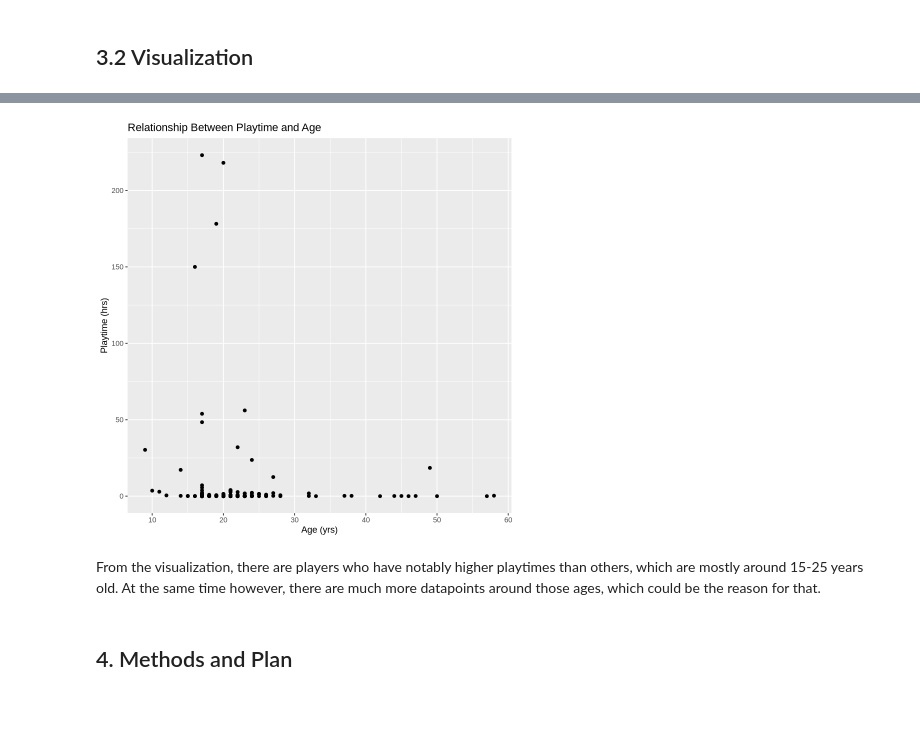
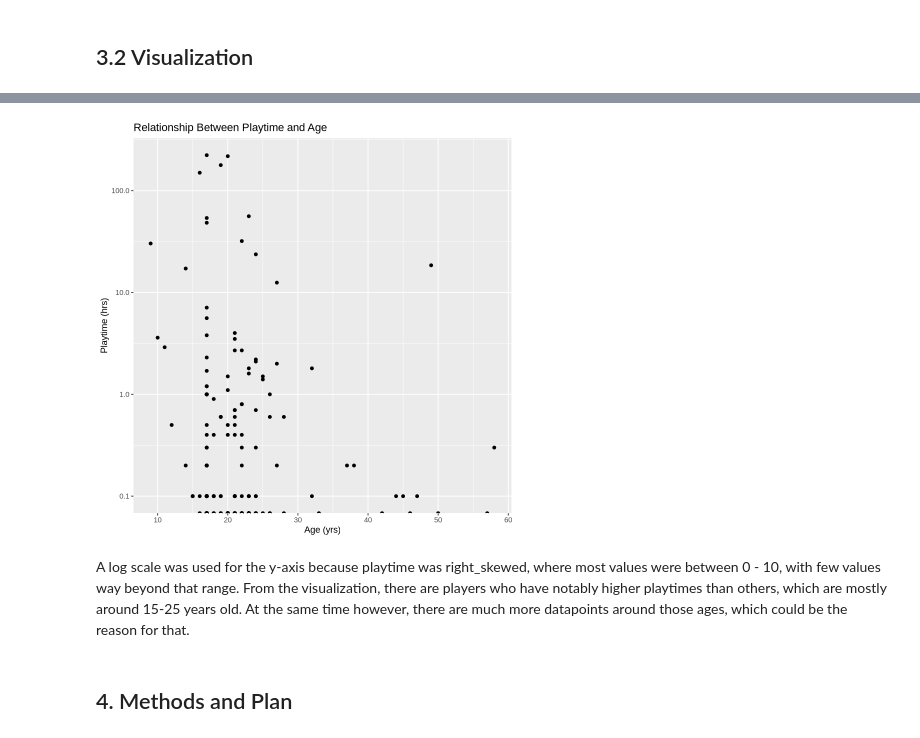
Before and after one commit to Warren-2003/dsci-100-2025w1-group-27, a Jupyter notebook: planning_report.ipynb, the cells around one changed output, grey strips where cells are left out. Drawn from its saved outputs; the diff is of its cells as text; code cells hidden in the pictures; blank space fills up the shorter version.

```diff
--- a/planning_report.ipynb
+++ b/planning_report.ipynb
@@ -206,6 +189,7 @@ A tibble: 1 × 2
 # %%
 players_select_plot <- ggplot(players_select, aes(y = played_hours, x = Age)) +
 geom_point() +
+scale_y_log10() +
 labs(y = "Playtime (hrs)", x = "Age (yrs)", title = "Relationship Between Playtime and Age")
 players_select_plot
 # %% [output]
@@ -212,6 +198,6 @@ players_select_plot
-[figure, old version]
+[figure, new version]
 # %% [markdown]
-From the visualization, there are players who have notably higher playtimes than others, which are mostly around 15-25 years old. At the same time however, there are much more datapoints around those ages, which could be the reason for that.
+A log scale was used for the y-axis because playtime was right_skewed, where most values were between 0 - 10, with few values way beyond that range. From the visualization, there are players who have notably higher playtimes than others, which are mostly around 15-25 years old. At the same time however, there are much more datapoints around those ages, which could be the reason for that.
 # %% [markdown]
 ## 4. Methods and Plan
 # %% [markdown]
```
Also changed, not shown: parts of 7 cells of this notebook.
